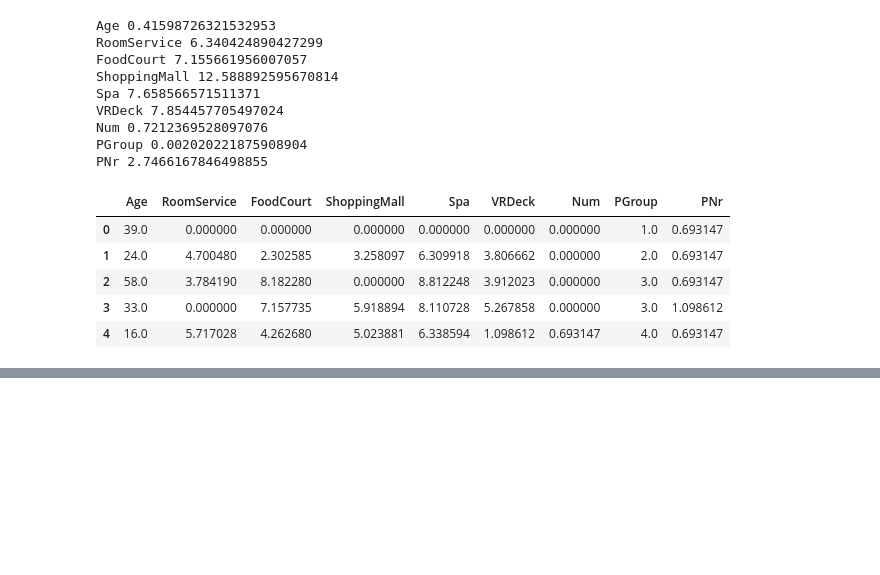
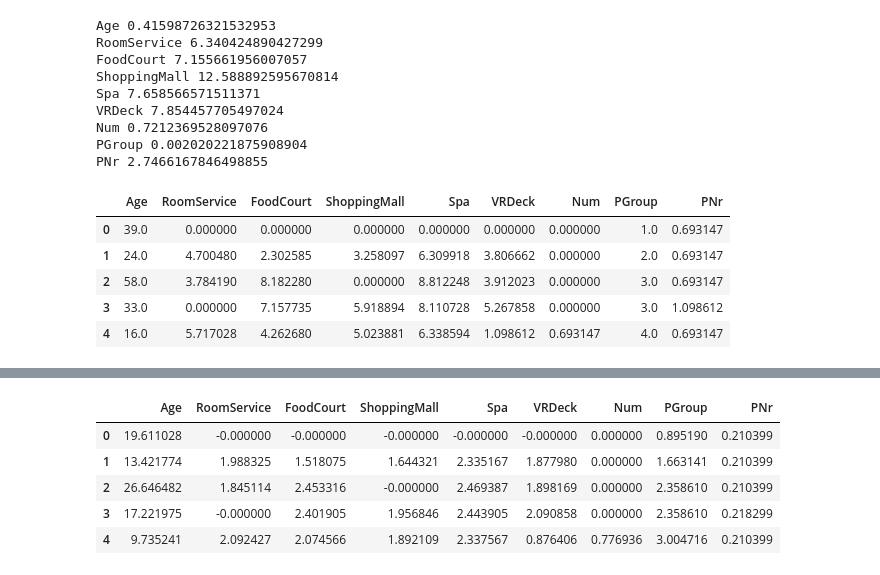
Before and after one commit to He1o/Cyrus_NoteBook, a Jupyter notebook: Kaggle/4.xgboost0.89.ipynb, the cells around one changed output, grey strips where cells are left out. Saved outputs shown, nothing was run; the diff lists cells and outputs as text; code cells hidden in the pictures; blank space fills up the shorter version.

```diff
--- a/Kaggle/4.xgboost0.89.ipynb
+++ b/Kaggle/4.xgboost0.89.ipynb
@@ -599,0 +625,8 @@ PNr 2.7466167846498855
+# %%
+df2= df[['Age', 'RoomService', 'FoodCourt', 'ShoppingMall', 'Spa', 'VRDeck', 'Num', 'PGroup', 'PNr']].copy()
+pt = PowerTransformer('yeo-johnson', standardize = False)
+pt.fit(df2)
+pt.lambdas_
+values = pt.transform(df2)
+pd.Series(pt.lambdas_, index = df2.columns)
+df_power = pd.DataFrame(values, columns = df2.columns)
@@ -599,0 +653,9 @@ PNr 2.7466167846498855
+# %%
+df_power
+# %% [output]
+|  | Age | RoomService | FoodCourt | ShoppingMall | Spa | VRDeck | Num | PGroup | PNr |
+| 0 | 19.611028 | -0.000000 | -0.000000 | -0.000000 | -0.000000 | -0.000000 | 0.000000 | 0.895190 | 0.210399 |
+| 1 | 13.421774 | 1.988325 | 1.518075 | 1.644321 | 2.335167 | 1.877980 | 0.000000 | 1.663141 | 0.210399 |
+| 2 | 26.646482 | 1.845114 | 2.453316 | -0.000000 | 2.469387 | 1.898169 | 0.000000 | 2.358610 | 0.210399 |
+| 3 | 17.221975 | -0.000000 | 2.401905 | 1.956846 | 2.443905 | 2.090858 | 0.000000 | 2.358610 | 0.218299 |
+| 4 | 9.735241 | 2.092427 | 2.074566 | 1.892109 | 2.337567 | 0.876406 | 0.776936 | 3.004716 | 0.210399 |
```
Also changed, not shown: parts of 14 cells of this notebook, 11 other files.
